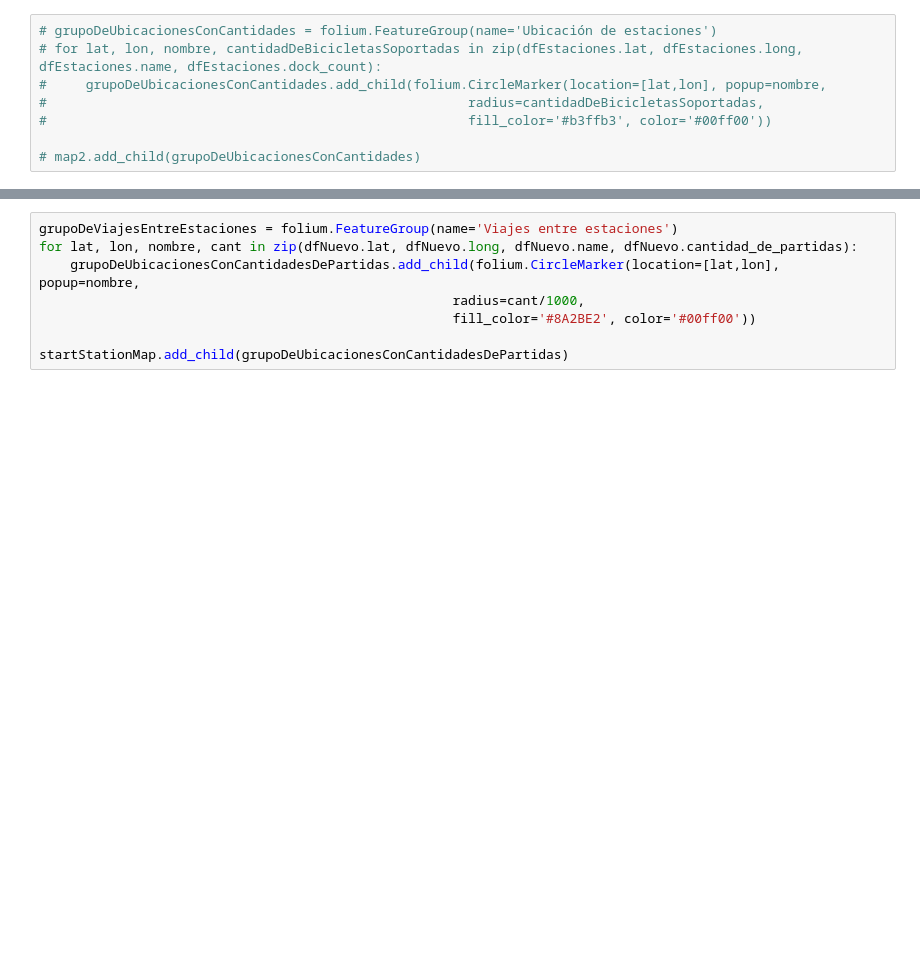
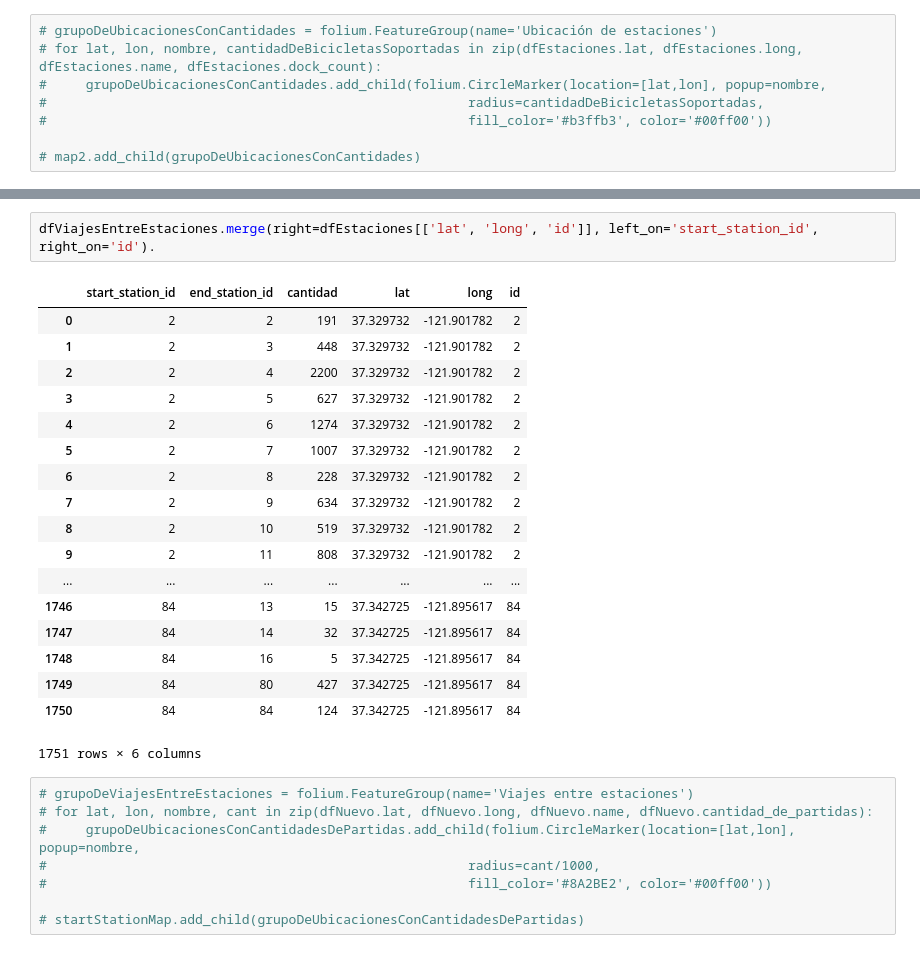
Before and after one commit to martinperez2306/7506-, a Jupyter notebook: MapPlots.ipynb, the cells around one changed output, grey strips where cells are left out. Drawn from its saved outputs; the diff is of its cells as text; blank space fills up the shorter version.

```diff
--- a/MapPlots.ipynb
+++ b/MapPlots.ipynb
@@ -183,8 +184,29 @@ dfViajes[['id', 'start_station_id', 'end_station_id']].groupby(by=['start_statio
+# %%
+dfViajesEntreEstaciones.merge(right=dfEstaciones[['lat', 'long', 'id']], left_on='start_station_id', right_on='id').
+# %% [output]
+|  | start_station_id | end_station_id | cantidad | lat | long | id |
+| 0 | 2 | 2 | 191 | 37.329732 | -121.901782 | 2 |
+| 1 | 2 | 3 | 448 | 37.329732 | -121.901782 | 2 |
+| 2 | 2 | 4 | 2200 | 37.329732 | -121.901782 | 2 |
+| 3 | 2 | 5 | 627 | 37.329732 | -121.901782 | 2 |
+| 4 | 2 | 6 | 1274 | 37.329732 | -121.901782 | 2 |
+| 5 | 2 | 7 | 1007 | 37.329732 | -121.901782 | 2 |
+| 6 | 2 | 8 | 228 | 37.329732 | -121.901782 | 2 |
+| 7 | 2 | 9 | 634 | 37.329732 | -121.901782 | 2 |
+| 8 | 2 | 10 | 519 | 37.329732 | -121.901782 | 2 |
+| 9 | 2 | 11 | 808 | 37.329732 | -121.901782 | 2 |
+| ... | ... | ... | ... | ... | ... | ... |
+| 1746 | 84 | 13 | 15 | 37.342725 | -121.895617 | 84 |
+| 1747 | 84 | 14 | 32 | 37.342725 | -121.895617 | 84 |
+| 1748 | 84 | 16 | 5 | 37.342725 | -121.895617 | 84 |
+| 1749 | 84 | 80 | 427 | 37.342725 | -121.895617 | 84 |
+| 1750 | 84 | 84 | 124 | 37.342725 | -121.895617 | 84 |
+1751 rows × 6 columns
 # %%
-grupoDeViajesEntreEstaciones = folium.FeatureGroup(name='Viajes entre estaciones')
-for lat, lon, nombre, cant in zip(dfNuevo.lat, dfNuevo.long, dfNuevo.name, dfNuevo.cantidad_de_partidas):
-    grupoDeUbicacionesConCantidadesDePartidas.add_child(folium.CircleMarker(location=[lat,lon], popup=nombre,
-                                                     radius=cant/1000,
-                                                     fill_color='#8A2BE2', color='#00ff00'))
+# grupoDeViajesEntreEstaciones = folium.FeatureGroup(name='Viajes entre estaciones')
+# for lat, lon, nombre, cant in zip(dfNuevo.lat, dfNuevo.long, dfNuevo.name, dfNuevo.cantidad_de_partidas):
+#     grupoDeUbicacionesConCantidadesDePartidas.add_child(folium.CircleMarker(location=[lat,lon], popup=nombre,
+#                                                      radius=cant/1000,
+#                                                      fill_color='#8A2BE2', color='#00ff00'))
 
-startStationMap.add_child(grupoDeUbicacionesConCantidadesDePartidas)
+# startStationMap.add_child(grupoDeUbicacionesConCantidadesDePartidas)
```
Also changed, not shown: parts of 3 cells of this notebook.
